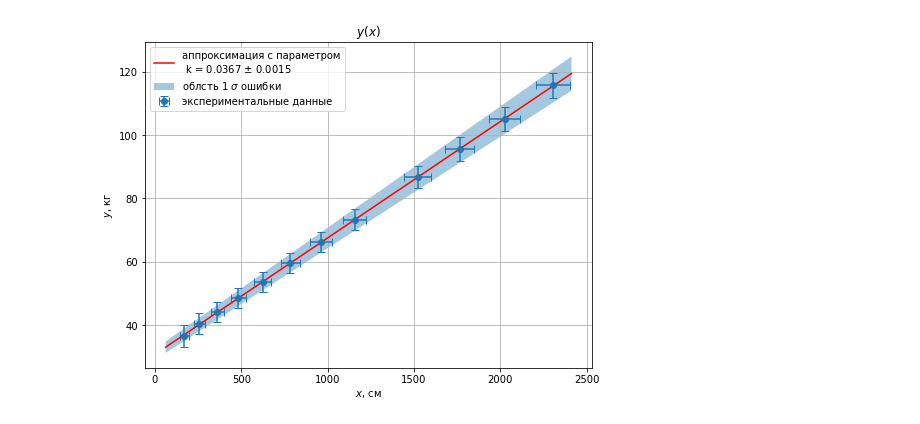
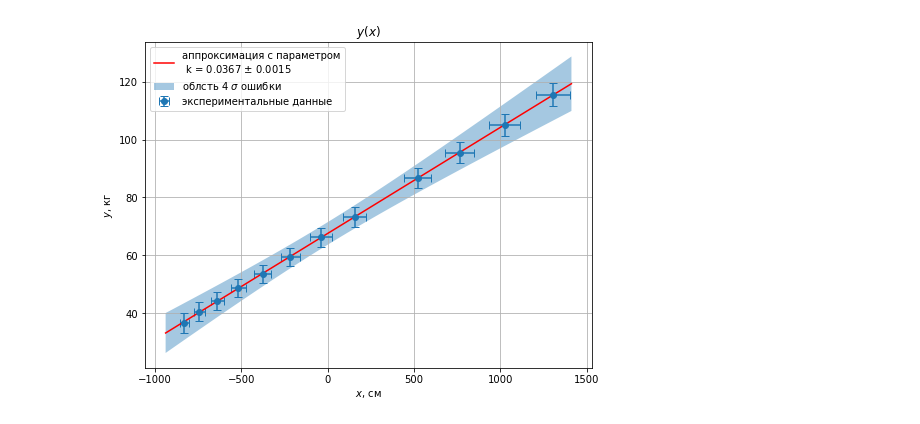
Before and after one commit to Hacker1337/LabDataTemplates, a Jupyter notebook: template.ipynb, the cells around one changed output. Saved outputs shown, nothing was run; the diff lists cells and outputs as text; code cells hidden in the pictures.

```diff
--- a/template.ipynb
+++ b/template.ipynb
@@ -13,6 +13,9 @@ i = 20
 #     "text.usetex": False,
 #     "font.family": 'fantasy',
 #     "font.fantasy": ['Arial', 'Times New Roman', 'Tahoma']})
+plt.rcParams.update({
+    "figure.figsize": (16, 10)
+})
 
 # необходимые функции
 
@@ -32,32 +35,15 @@ def lower_upper_limits(domain, fun, popt, err, nsigma=1):
     Возвращает:
     minA :(np.array) - массив минимальных значений
     maxA :(np.array) - массив максимальных значений'''
-    steps_number = 16
-    # кол-во перебираемых значений каждого параметра
-    # осторожно! сложность алгоритма O(steps_number^parametes_number)
-    allValues = np.zeros((steps_number**popt.size, domain.size))
-
-    def iter_deviation(pars, errors, fun, par_index=0, deviation=None, i=0):
-        if deviation is None:
-            deviation = np.zeros_like(pars)
-        if pars.size == par_index:
-            allValues[i] = fun(domain, *(popt+deviation))
-            i+=1
-        else:
-            for deviation[par_index] in np.linspace(-errors[par_index]*nsigma,
-            errors[par_index]*nsigma, steps_number):
-                i = iter_deviation(pars, errors, fun, par_index=par_index+1, deviation=deviation, i=i)
-        return i
-
-    iter_deviation(popt, err, fun)
-    maxA = allValues.max(axis=0)
-    minA = allValues.min(axis=0)
-    return minA, maxA
+    deviations = np.eye(popt.size)*np.expand_dims(err, 1)
+    df = np.expand_dims(f(domain, *popt), 1) - f(np.expand_dims(X, 1), *(np.expand_dims(popt, 1)+np.eye(popt.size)*np.expand_dims(err, 1)))
+    sigm_f = np.sqrt(np.sum(df**2, 1))
+    return f(domain, *popt)-nsigma*sigm_f, f(domain, *popt)+nsigma*sigm_f
 # %%
 #ВВод данных
 x = np.array([
 256.0,361.0,484.0,625.0,784.0,961.0,1156.0,1521.0,1764.0,2025.0,2304.0,169.0
-])
+])-1000
 y = np.array([
 40.474485,44.28800000000001,48.672000000000004,53.59786801199999,59.56816728,66.195521388,73.25249903999999,86.71392784400001,95.503225823,105.05186009,115.60976497600001,36.62553387599999
 ])
@@ -69,7 +55,7 @@ yerr = np.array([
 ])
 # %%
 #xi square approximation with Y-errors
-
+%matplotlib inline
 # пользовательские параметры. Переменные x, y, xerr, yerr дожны содержать данные
 visApproxError = True   # рисовать ли область ошибки аппроксимации
 #TODO название функции, параметры с размерностями
@@ -92,7 +78,7 @@ X = np.linspace(a-(b-a)*intent, b+(b-a)*intent, num=teorPoints)
 plt.plot(X, f(X, *popt), 'r', label=
 "аппроксимация с параметром\n k = {} $\pm$ {}".format(*err_pres_formatter(popt[0], err[0])))
 if visApproxError:
-    nsigma = 1
+    nsigma = 4
     minA, maxA = lower_upper_limits(X, f, popt, err, nsigma=nsigma)
     plt.fill_between(X, minA, maxA, alpha=0.4, label=f"облсть {nsigma} $\sigma$ ошибки")
 
@@ -110,4 +96,4 @@ i+=1
-[figure, old version]
+[figure, new version]
 # %%
 #simple visualization
 plt.figure(figsize=(8, 6))
```
Also changed, not shown: parts of 1 cell of this notebook, 2 other files.
